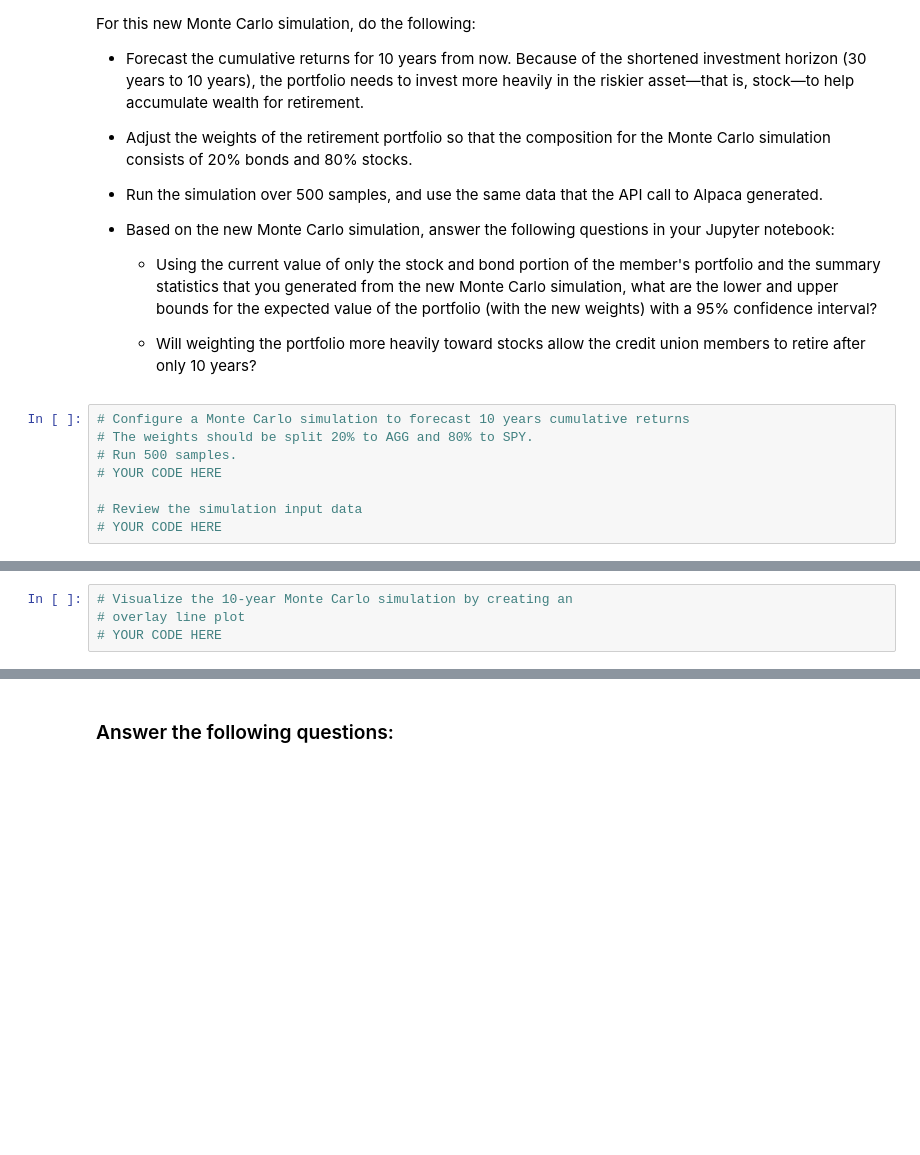
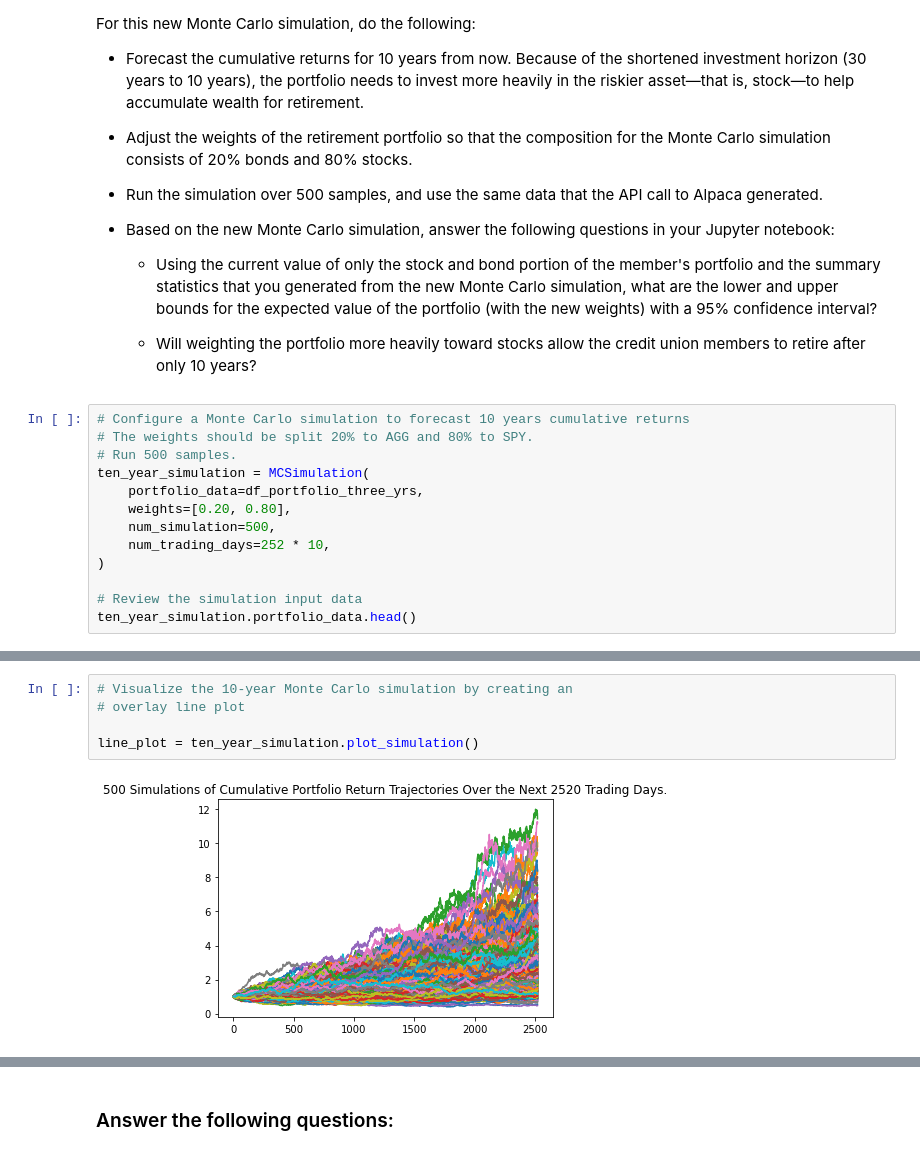
Before and after one commit to madhugirl/financial-planning-tools, a Jupyter notebook: financial_planning_tools.ipynb, the cells around one changed output, grey strips where cells are left out. Saved outputs shown, nothing was run; the diff lists cells and outputs as text; blank space fills up the shorter version.

```diff
--- a/financial_planning_tools.ipynb
+++ b/financial_planning_tools.ipynb
@@ -492,7 +628,12 @@ For this new Monte Carlo simulation, do the following:
 # Configure a Monte Carlo simulation to forecast 10 years cumulative returns
 # The weights should be split 20% to AGG and 80% to SPY.
 # Run 500 samples.
-# YOUR CODE HERE
+ten_year_simulation = MCSimulation(
+    portfolio_data=df_portfolio_three_yrs,
+    weights=[0.20, 0.80],
+    num_simulation=500,
+    num_trading_days=252 * 10,
+)
 
 # Review the simulation input data
-# YOUR CODE HERE
+ten_year_simulation.portfolio_data.head()
@@ -502,7 +683,10 @@ For this new Monte Carlo simulation, do the following:
 # %%
 # Visualize the 10-year Monte Carlo simulation by creating an
 # overlay line plot
-# YOUR CODE HERE
+
+line_plot = ten_year_simulation.plot_simulation()
+# %% [output]
+[figure, added]
 # %%
 # Visualize the probability distribution of the 10-year Monte Carlo simulation
 # by plotting a histogram
```
Also changed, not shown: parts of 35 cells of this notebook.
